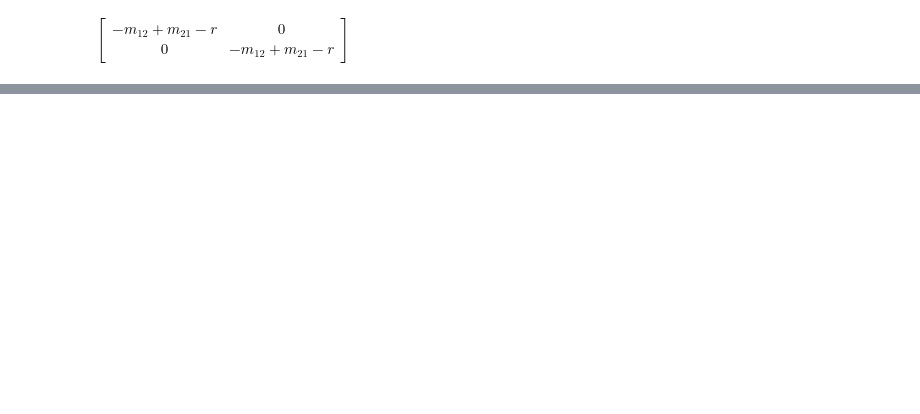
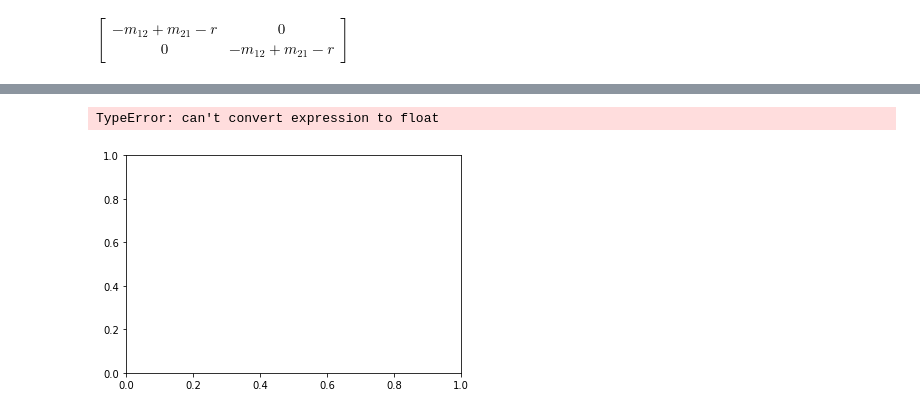
Before and after one commit to ewoodwar/Final-project-2023-AARMS, a Jupyter notebook: ODE Solver_ AARMS 2023.ipynb, the cells around one changed output, grey strips where cells are left out. Saved outputs shown, nothing was run; the diff lists cells and outputs as text; code cells hidden in the pictures; blank space fills up the shorter version.

```diff
--- a/ODE Solver_ AARMS 2023.ipynb
+++ b/ODE Solver_ AARMS 2023.ipynb
@@ -97,10 +97,20 @@ $\displaystyle \left[\begin{matrix}\frac{- a_{1}^{2} r + 4 a_{1} k m_{12} - 4 a_
 $\displaystyle \left[\begin{matrix}- \frac{a_{1}^{2} r - 4 a_{1} k m_{12} + 4 a_{1} k m_{21} - 2 a_{1} k r + a_{1} \sqrt{r \left(a_{1}^{2} r - 4 a_{1} k m_{12} + 4 a_{1} k m_{21} - 2 a_{1} k r + k^{2} r\right)} + k^{2} r + k \sqrt{r \left(a_{1}^{2} r - 4 a_{1} k m_{12} + 4 a_{1} k m_{21} - 2 a_{1} k r + k^{2} r\right)}}{2 a_{1} k} & 0\\0 & \frac{- a_{2}^{2} r + 4 a_{2} k m_{12} - 4 a_{2} k m_{21} + 2 a_{2} k r + a_{2} \sqrt{r \left(a_{2}^{2} r - 4 a_{2} k m_{12} + 4 a_{2} k m_{21} - 2 a_{2} k r + k^{2} r\right)} - k^{2} r + k \sqrt{r \left(a_{2}^{2} r - 4 a_{2} k m_{12} + 4 a_{2} k m_{21} - 2 a_{2} k r + k^{2} r\right)}}{2 a_{2} k}\end{matrix}\right]$
 $\displaystyle \left[\begin{matrix}- \frac{a_{1}^{2} r - 4 a_{1} k m_{12} + 4 a_{1} k m_{21} - 2 a_{1} k r + a_{1} \sqrt{r \left(a_{1}^{2} r - 4 a_{1} k m_{12} + 4 a_{1} k m_{21} - 2 a_{1} k r + k^{2} r\right)} + k^{2} r + k \sqrt{r \left(a_{1}^{2} r - 4 a_{1} k m_{12} + 4 a_{1} k m_{21} - 2 a_{1} k r + k^{2} r\right)}}{2 a_{1} k} & 0\\0 & - \frac{a_{2}^{2} r - 4 a_{2} k m_{12} + 4 a_{2} k m_{21} - 2 a_{2} k r + a_{2} \sqrt{r \left(a_{2}^{2} r - 4 a_{2} k m_{12} + 4 a_{2} k m_{21} - 2 a_{2} k r + k^{2} r\right)} + k^{2} r + k \sqrt{r \left(a_{2}^{2} r - 4 a_{2} k m_{12} + 4 a_{2} k m_{21} - 2 a_{2} k r + k^{2} r\right)}}{2 a_{2} k}\end{matrix}\right]$
 # %%
+#Finding and plotting nullclines (or trying to!)
+null_1 = r * ((x(t)/a1) - 1) * ((1 - (x(t)/k1)) * x(t)) - (m12 * x(t)) + (m21 * x(t))
+null_2 = r * ((y(t)/a2) - 1) * (1 - (y(t)/k2)) * y(t) - (m12 * y(t)) + (m21 * y(t))
 
-#Finding and plotting nullclines (or trying to!)
-0 = r * ((x(t)/a1) - 1) * ((1 - (x(t)/k1)) * x(t)) - (m12 * x(t)) + (m21 * x(t))
-0 = r * ((y(t)/a2) - 1) * (1 - (y(t)/k2)) * y(t) - (m12 * y(t)) + (m21 * y(t))
+solve(null_1)
+print(null_1)
+solve(null_2)
+print(null_2)
 
-plt.plot(x(t),y(t))
+k=1
+r=1
+a1=1
+a2=1
+m12=1
+m21=1
+plt.plot(null_1,null_2)
 # %% [output]
@@ -107,0 +119,2 @@ SyntaxError: can't assign to literal (<ipython-input-62-0bfc8f64e66e>, line 2)
+TypeError: can't convert expression to float
+[figure, added]
```
Also changed, not shown: parts of 1 cell of this notebook.
